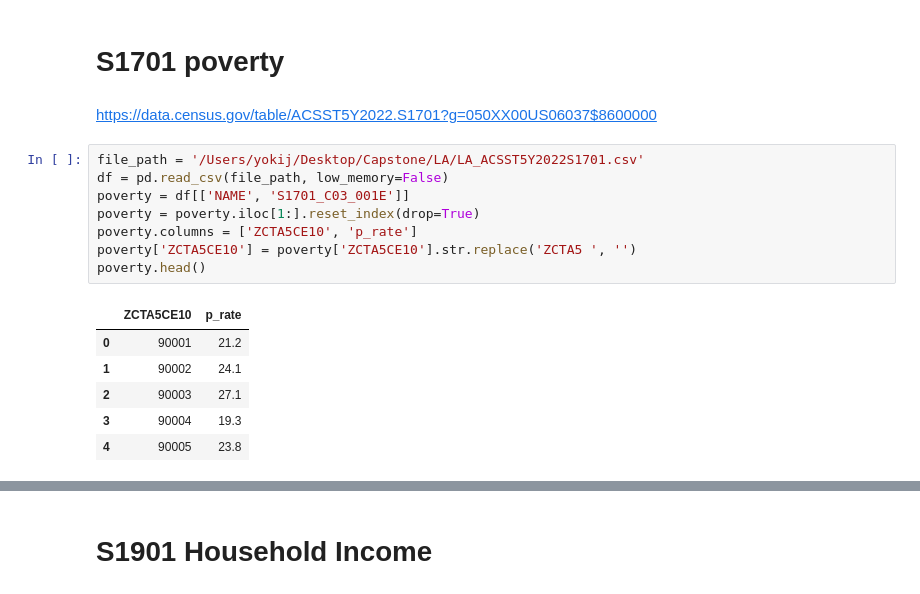
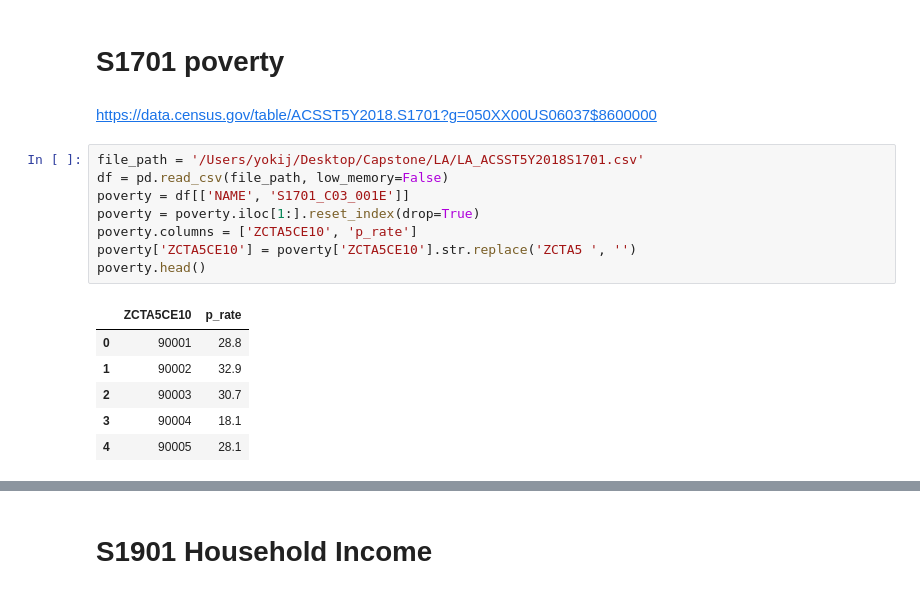
Before and after one commit to bail-reform/NYC, a Jupyter notebook: LA_Data_Aggregation.ipynb, the cells around one changed output, grey strips where cells are left out. Saved outputs shown, nothing was run; the diff lists cells and outputs as text.

```diff
--- a/LA_Data_Aggregation.ipynb
+++ b/LA_Data_Aggregation.ipynb
@@ -307,22 +316,22 @@ crime.head()
 # %% [markdown]
 # S1701 poverty
 # %% [markdown]
-https://data.census.gov/table/ACSST5Y2022.S1701?g=050XX00US06037$8600000
+https://data.census.gov/table/ACSST5Y2018.S1701?g=050XX00US06037$8600000
 # %%
-file_path = '/Users/yokij/Desktop/Capstone/LA/LA_ACSST5Y2022S1701.csv'
+file_path = '/Users/yokij/Desktop/Capstone/LA/LA_ACSST5Y2018S1701.csv'
 df = pd.read_csv(file_path, low_memory=False)
 poverty = df[['NAME', 'S1701_C03_001E']]
 poverty = poverty.iloc[1:].reset_index(drop=True)
 poverty.columns = ['ZCTA5CE10', 'p_rate']
 poverty['ZCTA5CE10'] = poverty['ZCTA5CE10'].str.replace('ZCTA5 ', '')
 poverty.head()
 # %% [output]
 |  | ZCTA5CE10 | p_rate |
-| 0 | 90001 | 21.2 |
-| 1 | 90002 | 24.1 |
-| 2 | 90003 | 27.1 |
-| 3 | 90004 | 19.3 |
-| 4 | 90005 | 23.8 |
+| 0 | 90001 | 28.8 |
+| 1 | 90002 | 32.9 |
+| 2 | 90003 | 30.7 |
+| 3 | 90004 | 18.1 |
+| 4 | 90005 | 28.1 |
 # %%
 crime = crime.merge(poverty, on = 'ZCTA5CE10', how = 'outer')
 crime.head()
```
Also changed, not shown: parts of 19 cells of this notebook.
